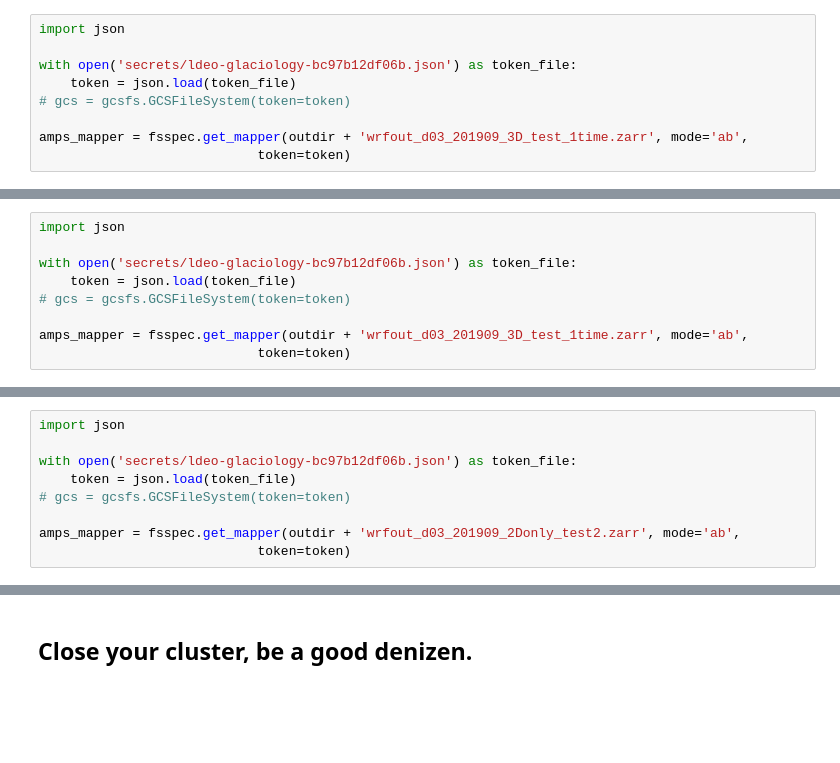
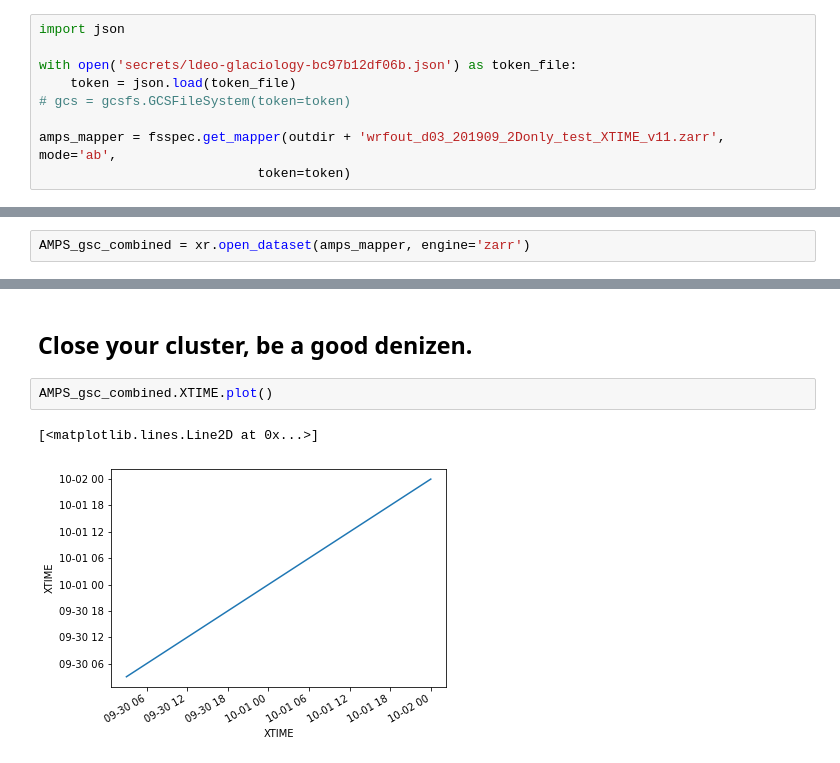
Before and after one commit to ldeo-glaciology/pangeo-AMPS, a Jupyter notebook: test_AMPS_tozarr.ipynb, the cells around one changed output, grey strips where cells are left out. Saved outputs shown, nothing was run; the diff lists cells and outputs as text; blank space fills up the shorter version.

```diff
--- a/test_AMPS_tozarr.ipynb
+++ b/test_AMPS_tozarr.ipynb
@@ -404,7 +520,7 @@ with open('secrets/ldeo-glaciology-bc97b12df06b.json') as token_file:
     token = json.load(token_file)
 # gcs = gcsfs.GCSFileSystem(token=token)
 
-amps_mapper = fsspec.get_mapper(outdir + 'wrfout_d03_201909_3D_test_1time.zarr', mode='ab',
+amps_mapper = fsspec.get_mapper(outdir + 'wrfout_d03_201909_2Donly_test_XTIME_v11.zarr', mode='ab',
                             token=token)
 # %%
 # %%time
@@ -471,9 +530,0 @@ ds = xr.open_dataset(openfile, engine='h5netcdf', chunks={'south_north': -1, 'we
-# %%
-import json
-
-with open('secrets/ldeo-glaciology-bc97b12df06b.json') as token_file:
-    token = json.load(token_file)
-# gcs = gcsfs.GCSFileSystem(token=token)
-
-amps_mapper = fsspec.get_mapper(outdir + 'wrfout_d03_201909_3D_test_1time.zarr', mode='ab',
-                            token=token)
@@ -535,9 +530,0 @@ print(f'Originally {ds.nbytes/1e9} Gb')
-# %%
-import json
-
-with open('secrets/ldeo-glaciology-bc97b12df06b.json') as token_file:
-    token = json.load(token_file)
-# gcs = gcsfs.GCSFileSystem(token=token)
-
-amps_mapper = fsspec.get_mapper(outdir + 'wrfout_d03_201909_2Donly_test2.zarr', mode='ab',
-                            token=token)
@@ -557,0 +531,2 @@ AMPS_gcs.TSK.isel(Time=slice(0,16,1)).plot(x='west_east',y='south_north',col='Ti
+# %%
+AMPS_gsc_combined = xr.open_dataset(amps_mapper, engine='zarr')
@@ -558,2 +553,7 @@ AMPS_gcs.TSK.isel(Time=slice(0,16,1)).plot(x='west_east',y='south_north',col='Ti
 # %% [markdown]
 ## Close your cluster, be a good denizen.
+# %%
+AMPS_gsc_combined.XTIME.plot()
+# %% [output]
+[<matplotlib.lines.Line2D at 0x...>]
+[figure, added]
```
Also changed, not shown: parts of 51 cells of this notebook, 15 other files.
